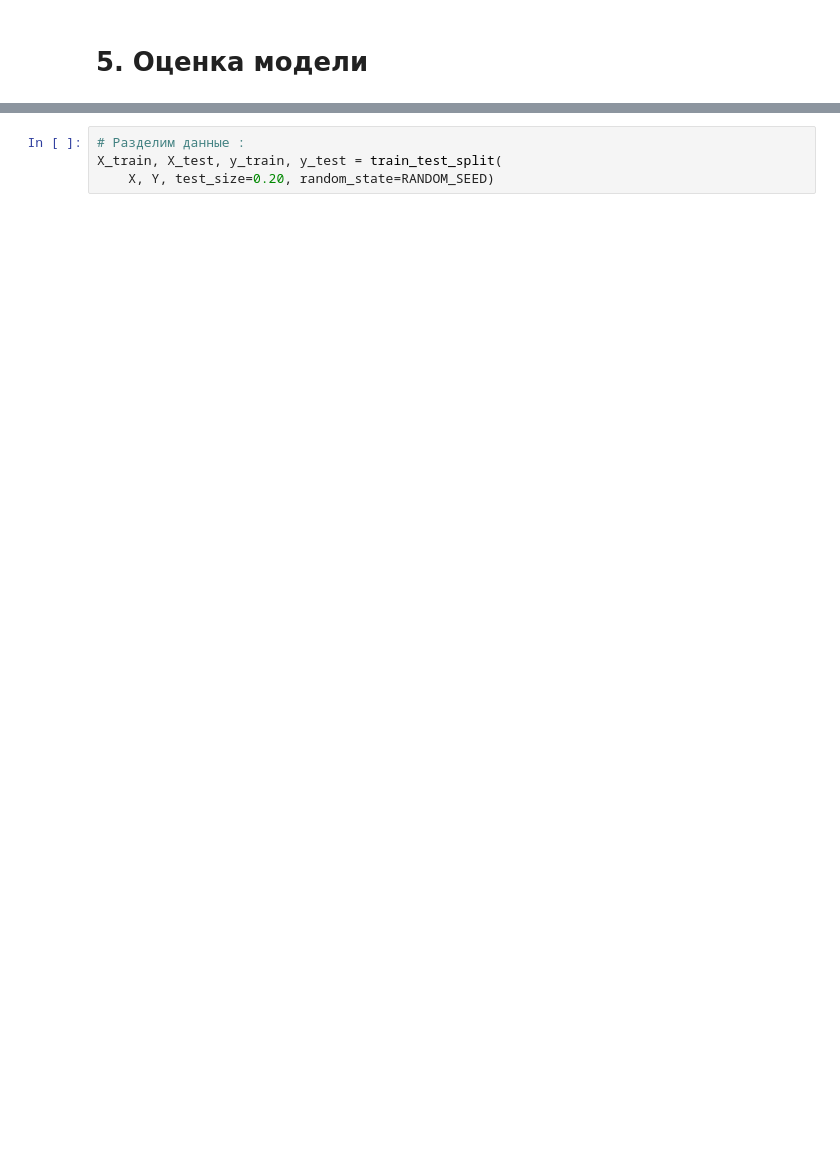
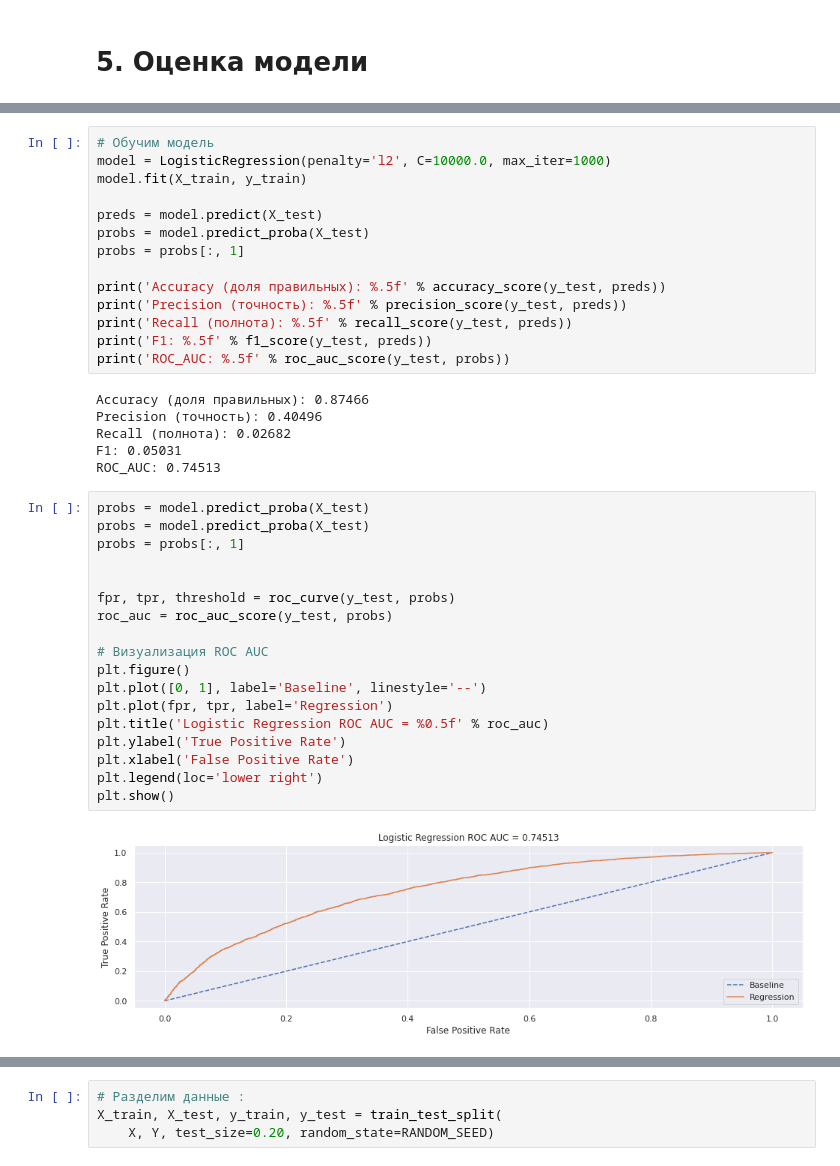
Before and after one commit to HeronFL/Skill-Factory-Projects, a Jupyter notebook: module_5/sf-dspr5-credit-scoring-lfd.ipynb, the cells around one changed output, grey strips where cells are left out. Cells and saved outputs as stored; diff of their text form; blank space fills up the shorter version.

```diff
--- a/module_5/sf-dspr5-credit-scoring-lfd.ipynb
+++ b/module_5/sf-dspr5-credit-scoring-lfd.ipynb
@@ -1971,0 +2027,40 @@ train.shape, Y.shape, X.shape, X_train.shape, X_test.shape
+# %%
+# Обучим модель
+model = LogisticRegression(penalty='l2', C=10000.0, max_iter=1000)
+model.fit(X_train, y_train)
+
+preds = model.predict(X_test)
+probs = model.predict_proba(X_test)
+probs = probs[:, 1]
+
+print('Accuracy (доля правильных): %.5f' % accuracy_score(y_test, preds))
+print('Precision (точность): %.5f' % precision_score(y_test, preds))
+print('Recall (полнота): %.5f' % recall_score(y_test, preds))
+print('F1: %.5f' % f1_score(y_test, preds))
+print('ROC_AUC: %.5f' % roc_auc_score(y_test, probs))
+# %% [output]
+Accuracy (доля правильных): 0.87466
+Precision (точность): 0.40496
+Recall (полнота): 0.02682
+F1: 0.05031
+ROC_AUC: 0.74513
+# %%
+probs = model.predict_proba(X_test)
+probs = model.predict_proba(X_test)
+probs = probs[:, 1]
+
+
+fpr, tpr, threshold = roc_curve(y_test, probs)
+roc_auc = roc_auc_score(y_test, probs)
+
+# Визуализация ROC AUC
+plt.figure()
+plt.plot([0, 1], label='Baseline', linestyle='--')
+plt.plot(fpr, tpr, label='Regression')
+plt.title('Logistic Regression ROC AUC = %0.5f' % roc_auc)
+plt.ylabel('True Positive Rate')
+plt.xlabel('False Positive Rate')
+plt.legend(loc='lower right')
+plt.show()
+# %% [output]
+[figure, added]
```
Also changed, not shown: parts of 57 cells of this notebook, 1 other file.
